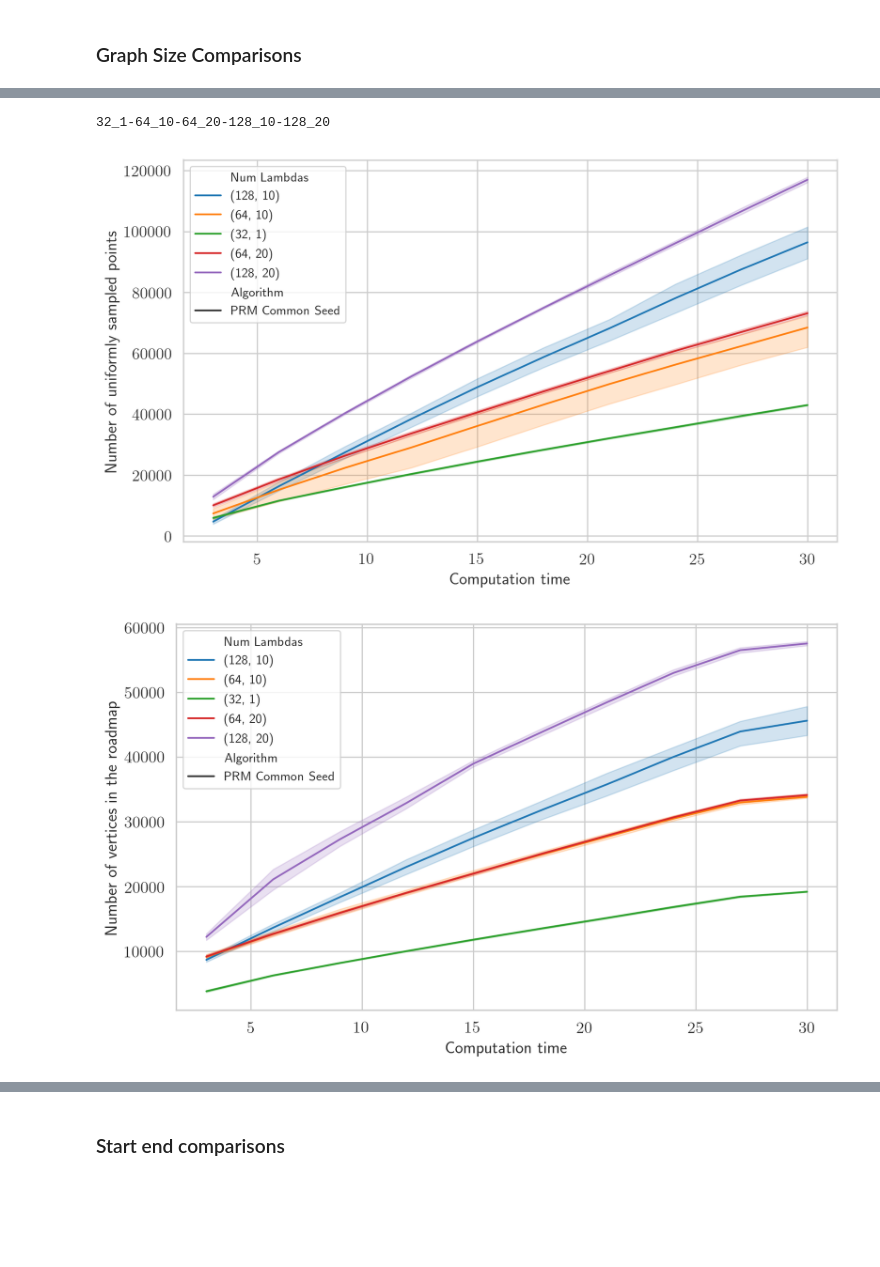
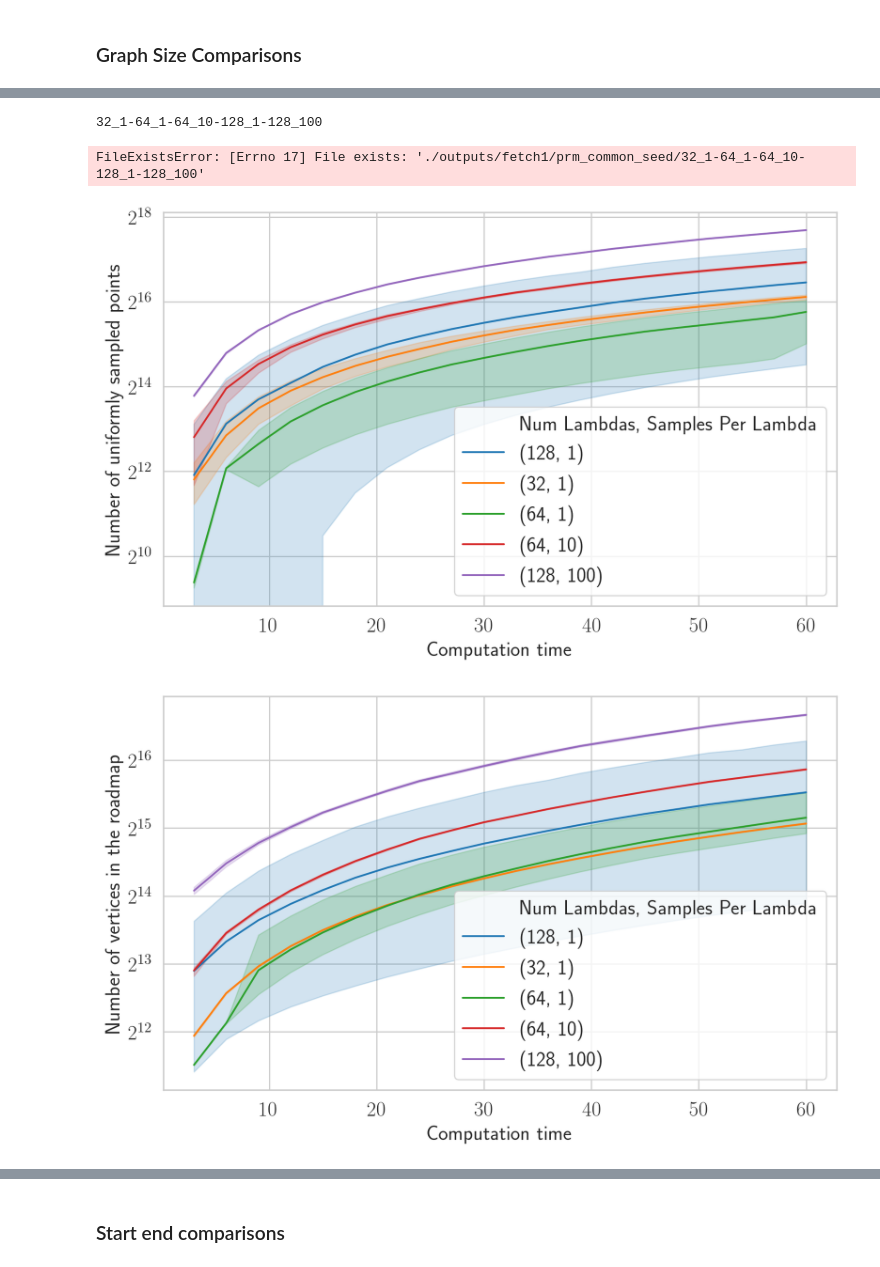
Before and after one commit to cryingpotat0/graph_mplambda, a Jupyter notebook: scripts/plotting.ipynb, the cells around one changed output, grey strips where cells are left out. Cells and saved outputs as stored; diff of their text form; code cells hidden in the pictures; blank space fills up the shorter version.

```diff
--- a/scripts/plotting.ipynb
+++ b/scripts/plotting.ipynb
@@ -77,64 +77,95 @@ num_lambdas-num_samples time_limit
 # %%
 # plot_pairs = sorted([(1, 1), (4, 1), (8, 1), (32, 1), (64, 1), (64, 10), (32, 10), (8,10), (4,10), (1,10)])
-# plot_pairs = sorted([(1, 1), (4,1), (8, 1), (32, 1)])
-# plot_pairs = sorted([(32, 1), (32, 10), (32 , 20)])
+# plot_pairs = sorted([(1, 1), (4,1), (8, 1), (32, 1), (64, 10), (128, 100)])
+plot_pairs = sorted([(32, 1), (64, 1), (64 , 10), (128, 1), (128, 100)])
 # plot_pairs = sorted([(64, 1), (64, 10), (32, 10), (32, 1)])
-plot_pairs = sorted([(64, 10), (64, 20), (32, 1),  (128, 10), (128, 20)])
+# plot_pairs = sorted([(64, 10), (64, 20), (32, 1),  (128, 10), (128, 20)])
 plot_pairs_id = "-".join("{}_{}".format(first, second) for first, second in plot_pairs)
 SAVE_ROOT = "{}/{}/{}/{}".format(ROOT, scenario, ",".join(sorted(algorithm_names.keys())), plot_pairs_id) #ROOT + "/" + plot_pairs_id
-os.makedirs(SAVE_ROOT)
 print(plot_pairs_id)
 # %% [output]
-32_1-64_10-64_20-128_10-128_20
+32_1-64_1-64_10-128_1-128_100
+# %%
+os.makedirs(SAVE_ROOT)
+# %% [output]
+FileExistsError: [Errno 17] File exists: './outputs/fetch1/prm_common_seed/32_1-64_1-64_10-128_1-128_100'
 # %%
 df = df[df['num_lambdas-num_samples'].isin(plot_pairs)]
+# %%
+def label_sort_fn(x):
+    try:
+        return int(x[1])
+    except Exception:
+        return 0
 # %%
 plt.figure(figsize=(10, 6), dpi=200)
 sns.set(style="whitegrid")
 g = sns.lineplot(data=df, x="time_limit", y="max_global_samples",
-                 hue="num_lambdas-num_samples", style="algorithm", estimator=np.mean, legend="full",
+                 hue="num_lambdas-num_samples",
+#                  style="algorithm",
+                 estimator=np.mean, legend="full",
                  palette=global_palette
                 )
 ax = g.axes
-fontsize = 14
+fontsize = 17
 ax.set_ylabel("Number of uniformly sampled points", fontsize=fontsize)
 ax.set_xlabel("Computation time", fontsize=fontsize)
 # import ipdb; ipdb.set_trace()
 handles, labels = ax.get_legend_handles_labels()
 for i, label in enumerate(labels):
-    if label == "num_lambdas-num_samples": labels[i] = "Num Lambdas"
-    if label == "algorithm": labels[i] = "Algorithm"
-    if label in algorithm_names: labels[i] = algorithm_names[label]
-ax.legend(handles, labels)
+#     if label == "num_lambdas-num_samples": labels[i] = "Num Lambdas, Samples Per Lambda"
+    if label == "num_lambdas-num_samples":
+#         labels[i] = "Num Lambdas"
+        labels[i] = "Num Lambdas, Samples Per Lambda"
+    elif label == "algorithm":
+        labels[i] = "Algorithm"
+    elif label in algorithm_names:
+        labels[i] = algorithm_names[label]
+    else:
+        pass
+#         labels[i] = labels[i].split(",")[0][1:]
+handles, labels = zip(*sorted(zip(handles, labels), key=label_sort_fn))
+ax.legend(handles, labels, fontsize=fontsize)
 ax.tick_params(labelsize=fontsize)
+g.set_yscale("log", basey=2)
 
-plt.savefig("{}/max_global_samples_{}.png".format(SAVE_ROOT, plot_pairs_id))
+plt.savefig("{}/max_global_samples_{}.pdf".format(SAVE_ROOT, plot_pairs_id))
 plt.show()
 # %% [output]
-[figure, old version]
+[figure, new version]
 # %%
 plt.figure(figsize=(10, 6), dpi=200)
 sns.set(style="whitegrid")
 g = sns.lineplot(data=df, x="time_limit", y="num_vertices",
-                 hue="num_lambdas-num_samples", estimator=np.mean, legend="full", style="algorithm",
+                 hue="num_lambdas-num_samples", estimator=np.mean, legend="full",
+
+#                  style="algorithm",
                  palette=global_palette
                 )
 ax = g.axes
-fontsize = 14
 ax.set_ylabel("Number of vertices in the roadmap", fontsize=fontsize)
 ax.set_xlabel("Computation time", fontsize=fontsize)
 handles, labels = ax.get_legend_handles_labels()
 for i, label in enumerate(labels):
-    if label == "num_lambdas-num_samples": labels[i] = "Num Lambdas"
-    if label == "algorithm": labels[i] = "Algorithm"
-    if label in algorithm_names: labels[i] = algorithm_names[label]
-ax.legend(handles, labels, title_fontsize=12)
+#     if label == "num_lambdas-num_samples": labels[i] = "Num Lambdas, Samples Per Lambda"
+    if label == "num_lambdas-num_samples":
+        labels[i] = "Num Lambdas, Samples Per Lambda"
+#         labels[i] = "Num Lambdas"
+    elif label == "algorithm":
+        labels[i] = "Algorithm"
+    elif label in algorithm_names:
+        labels[i] = algorithm_names[label]
+    else:
+        pass
+#         labels[i] = labels[i].split(",")[0][1:]
+handles, labels = zip(*sorted(zip(handles, labels), key=label_sort_fn))
+ax.legend(handles, labels, fontsize=fontsize, )
 ax.tick_params(labelsize=fontsize)
-
-plt.savefig("{}/num_vertices_{}.png".format(SAVE_ROOT, plot_pairs_id))
+g.set_yscale("log", basey=2)
+plt.savefig("{}/num_vertices_{}.pdf".format(SAVE_ROOT, plot_pairs_id))
 plt.show()
 # %% [output]
-[figure, old version]
+[figure, new version]
 # %%
 plt.figure(figsize=(10, 6), dpi=200)
 sns.set(style="whitegrid")
```
Also changed, not shown: parts of 18 cells of this notebook, 9 other files.
